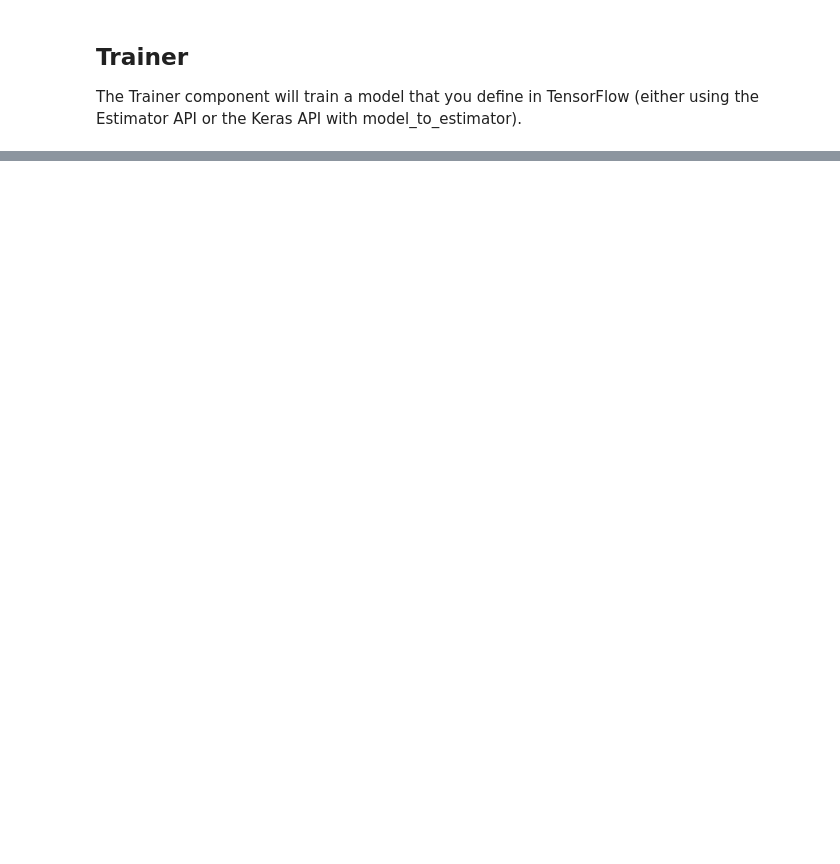
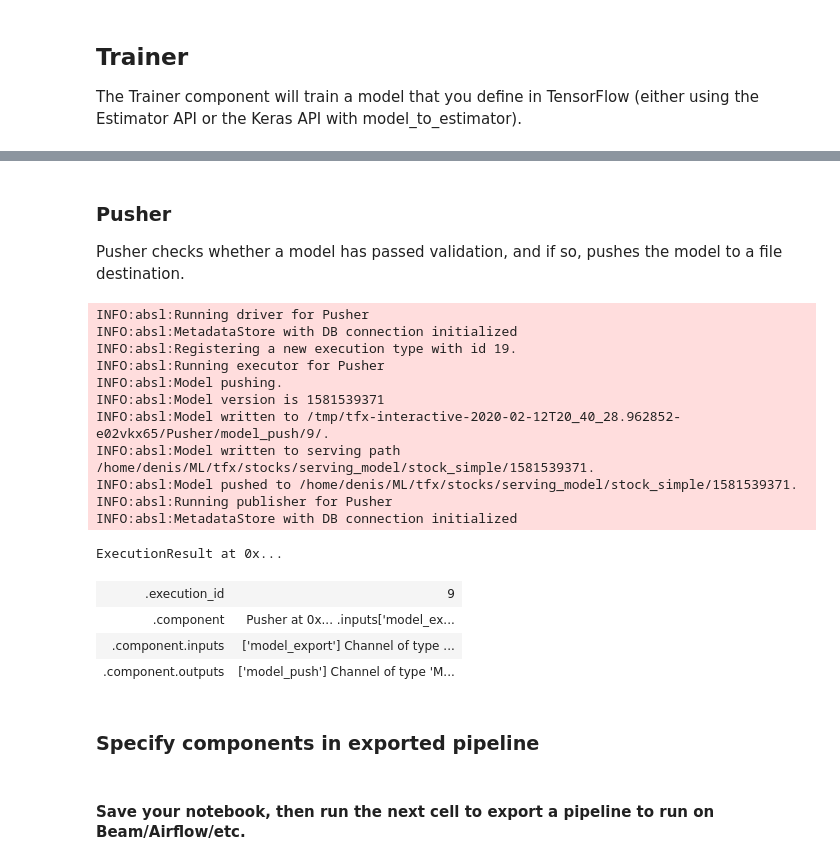
Before and after one commit to CloseToAlgoTrading/CodeFromVideo, a Jupyter notebook: episode_10/tfx_nb.ipynb, the cells around one changed output, grey strips where cells are left out. Cells and saved outputs as stored; diff of their text form; code cells hidden in the pictures; blank space fills up the shorter version.

```diff
--- a/episode_10/tfx_nb.ipynb
+++ b/episode_10/tfx_nb.ipynb
@@ -378,0 +1175,30 @@ The Trainer component will train a model that you define in TensorFlow (either u
+# %% [markdown]
+### Pusher
+Pusher checks whether a model has passed validation, and if so, pushes the model to a file destination.
+# %%
+# Checks whether the model passed the validation steps and pushes the model
+# to a file destination if check passed.
+pusher = Pusher(
+    model=trainer.outputs['model'],
+    model_blessing=model_validator.outputs['blessing'],
+    push_destination=pusher_pb2.PushDestination(
+        filesystem=pusher_pb2.PushDestination.Filesystem(
+            base_directory=_serving_model_dir)))
+context.run(pusher)
+# %% [output]
+INFO:absl:Running driver for Pusher
+INFO:absl:MetadataStore with DB connection initialized
+INFO:absl:Registering a new execution type with id 19.
+INFO:absl:Running executor for Pusher
+INFO:absl:Model pushing.
+INFO:absl:Model version is 1581539371
+INFO:absl:Model written to /tmp/tfx-interactive-2020-02-12T20_40_28.962852-e02vkx65/Pusher/model_push/9/.
+INFO:absl:Model written to serving path /home/denis/ML/tfx/stocks/serving_model/stock_simple/1581539371.
+INFO:absl:Model pushed to /home/denis/ML/tfx/stocks/serving_model/stock_simple/1581539371.
+INFO:absl:Running publisher for Pusher
+INFO:absl:MetadataStore with DB connection initialized
+ExecutionResult at 0x...
+| .execution_id | 9 |
+| .component | Pusher at 0x... .inputs['model_ex... |
+| .component.inputs | ['model_export'] Channel of type ... |
+| .component.outputs | ['model_push'] Channel of type 'M... |
@@ -378,0 +1226,2 @@ The Trainer component will train a model that you define in TensorFlow (either u
+# %% [markdown]
+### Specify components in exported pipeline
@@ -378,0 +1234,2 @@ The Trainer component will train a model that you define in TensorFlow (either u
+# %% [markdown]
+#### Save your notebook, then run the next cell to export a pipeline to run on Beam/Airflow/etc.
```
Also changed, not shown: parts of 42 cells of this notebook.
